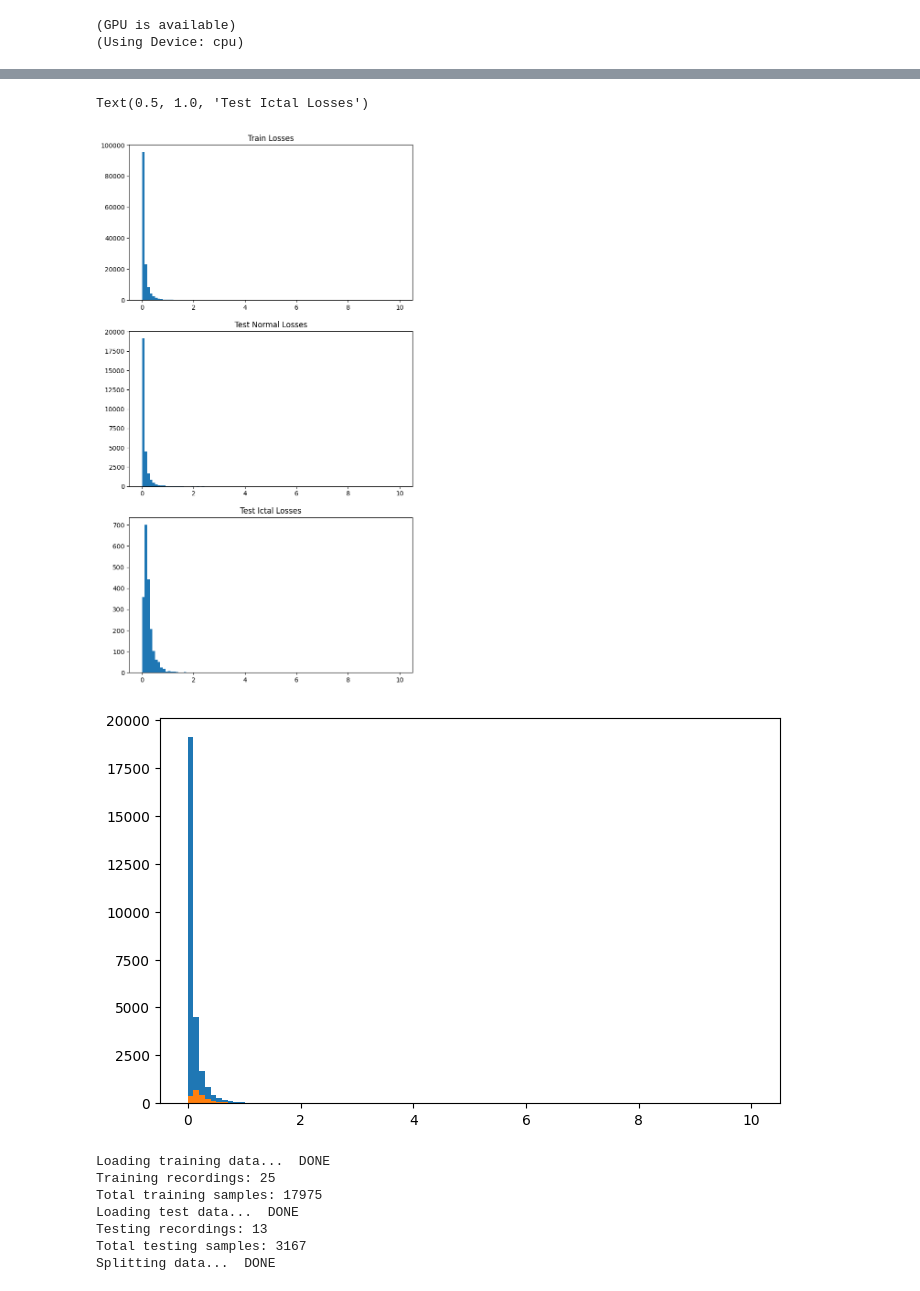
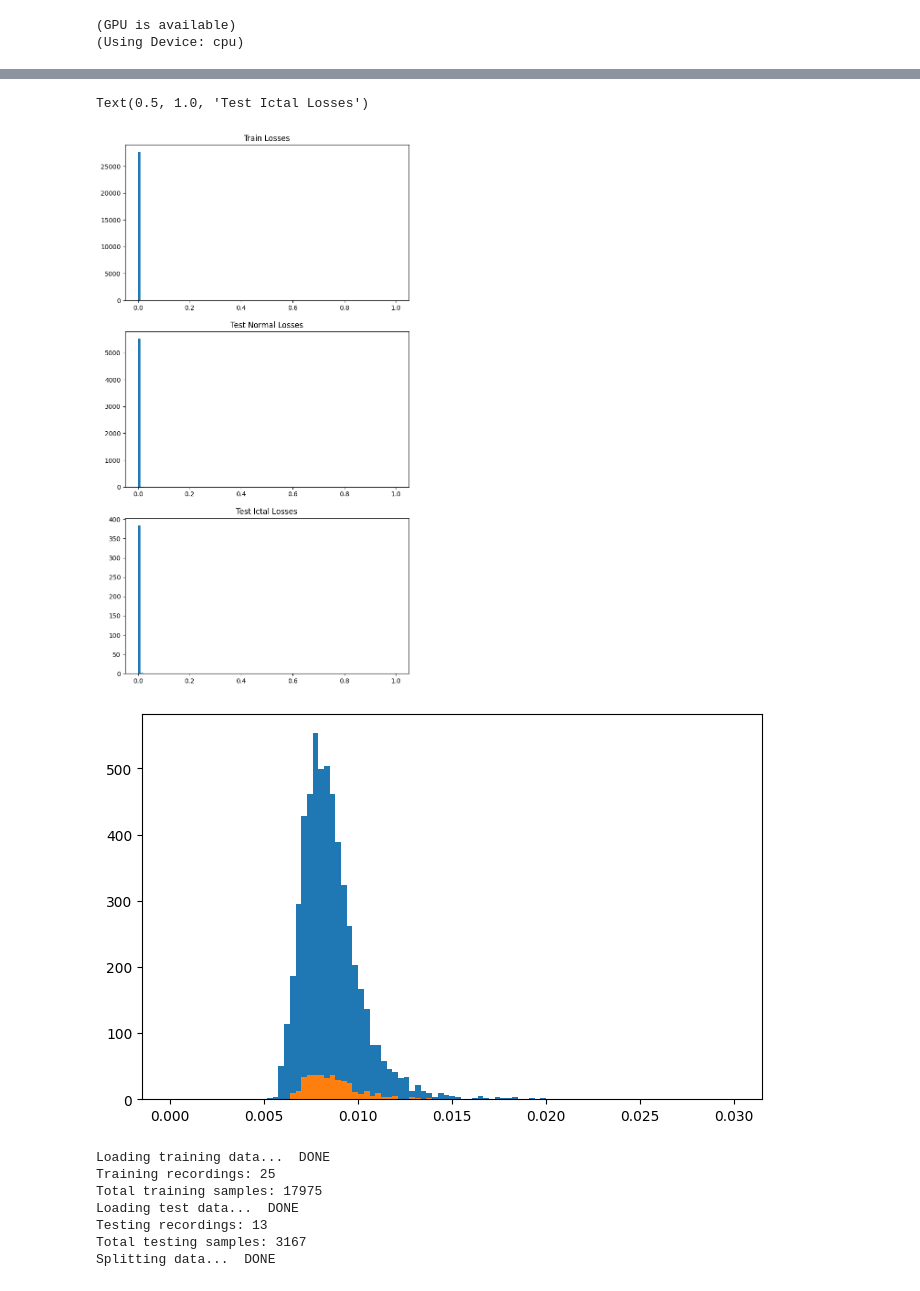
Before and after one commit to UniversityProjectsAtUnisa/epilepsy-prediction_thesis, a Jupyter notebook: scripts/torch/threshold_analysis.ipynb, the cells around one changed output, grey strips where cells are left out. Drawn from its saved outputs; the diff is of its cells as text; code cells hidden in the pictures.

```diff
--- a/scripts/torch/threshold_analysis.ipynb
+++ b/scripts/torch/threshold_analysis.ipynb
@@ -51,5 +53,5 @@ tensor(0.2454)
 # %%
-bins = np.linspace(0, 10, 100, True)
+bins = np.linspace(0, 1, 100, True)
 fig, axs = plt.subplots(3, 1, figsize=(8, 15))
 axs[0].hist(train_losses, bins=bins)
 axs[0].set_title("Train Losses")
@@ -59,14 +61,14 @@ axs[2].hist(seizure_losses, bins=bins)
 axs[2].set_title("Test Ictal Losses")
 # %% [output]
 Text(0.5, 1.0, 'Test Ictal Losses')
-[figure, old version]
+[figure, new version]
 # %%
-bins = np.linspace(0, 10, 100, True)
+bins = np.linspace(0, 0.03, 100, True)
 fig, ax = plt.subplots(figsize=(8, 5))
 _ = ax.hist(val_losses, bins=bins)
 _ = ax.hist(seizure_losses, bins=bins)
 # %% [output]
-[figure, old version]
+[figure, new version]
 # %%
 X_normal, X_test = load_data(config.H5_PATH.joinpath(config.H5_FILENAME), "chb15")
 if not X_normal:
```
Also changed, not shown: parts of 2 cells of this notebook, 3 other files.
